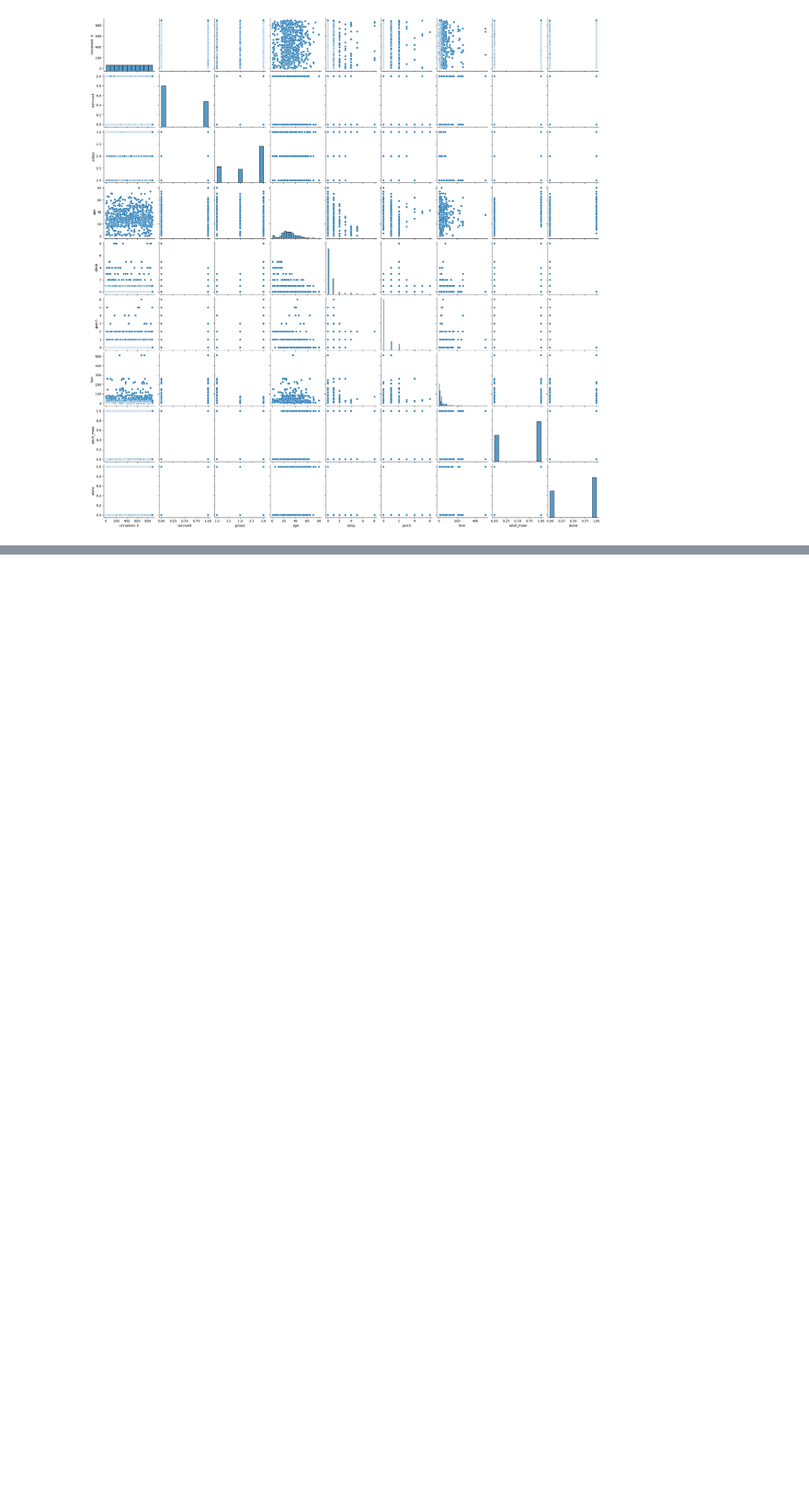
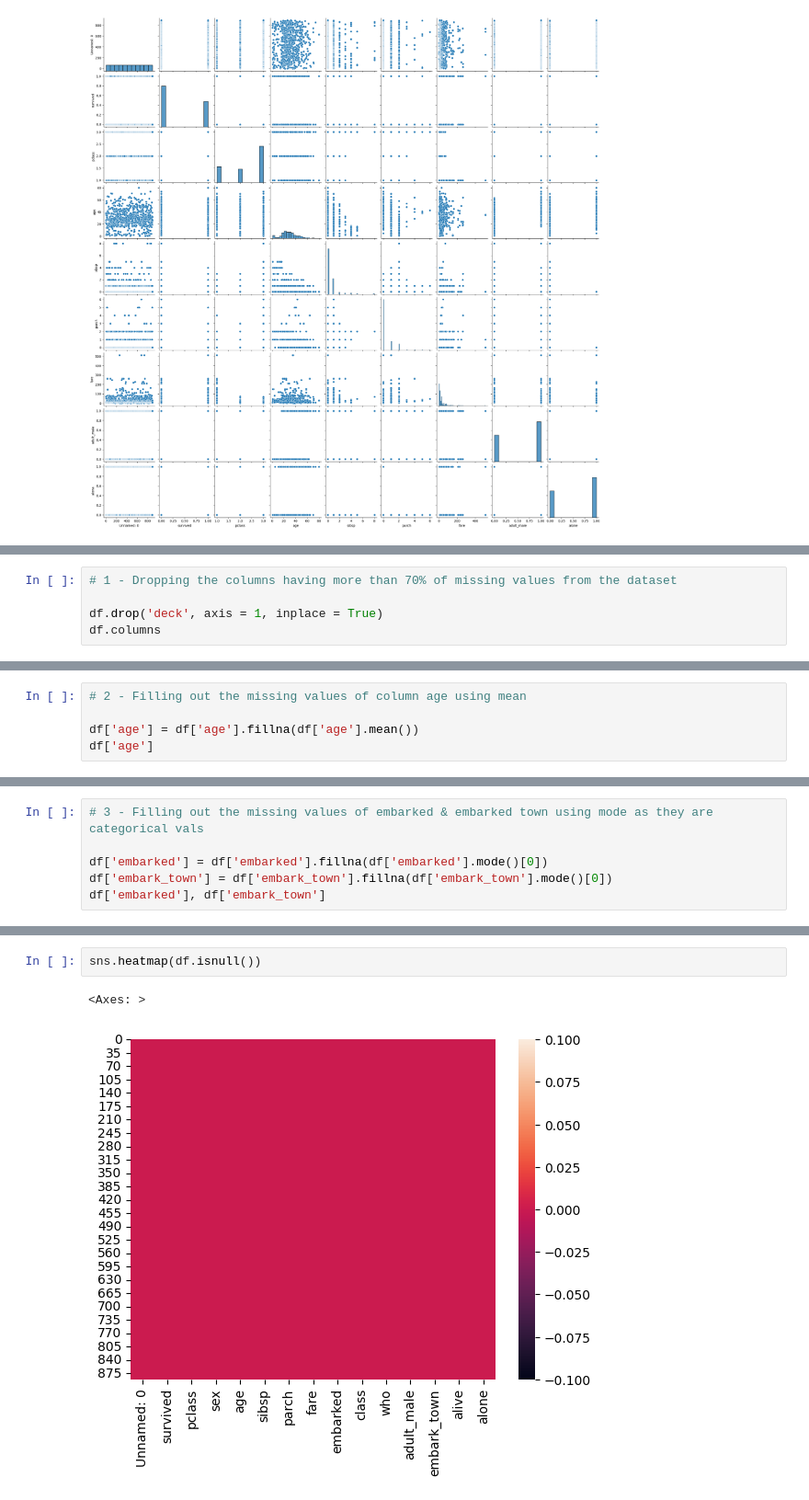
Before and after one commit to Munaam17/eda_project, a Jupyter notebook: notebooks/eda_titanic.ipynb, the cells around one changed output, grey strips where cells are left out. Shown at 92% size. Cells and saved outputs as stored; diff of their text form; blank space fills up the shorter version.

```diff
--- a/notebooks/eda_titanic.ipynb
+++ b/notebooks/eda_titanic.ipynb
@@ -269,0 +294,5 @@ sns.pairplot(df)
+# %%
+# 1 - Dropping the columns having more than 70% of missing values from the dataset
+
+df.drop('deck', axis = 1, inplace = True)
+df.columns
@@ -269,0 +311,5 @@ sns.pairplot(df)
+# %%
+# 2 - Filling out the missing values of column age using mean
+
+df['age'] = df['age'].fillna(df['age'].mean())
+df['age']
@@ -269,0 +348,6 @@ sns.pairplot(df)
+# %%
+# 3 - Filling out the missing values of embarked & embarked town using mode as they are categorical vals
+
+df['embarked'] = df['embarked'].fillna(df['embarked'].mode()[0])
+df['embark_town'] = df['embark_town'].fillna(df['embark_town'].mode()[0])
+df['embarked'], df['embark_town']
@@ -269,0 +372,5 @@ sns.pairplot(df)
+# %%
+sns.heatmap(df.isnull())
+# %% [output]
+<Axes: >
+[figure, added]
```
Also changed, not shown: parts of 11 cells of this notebook.
